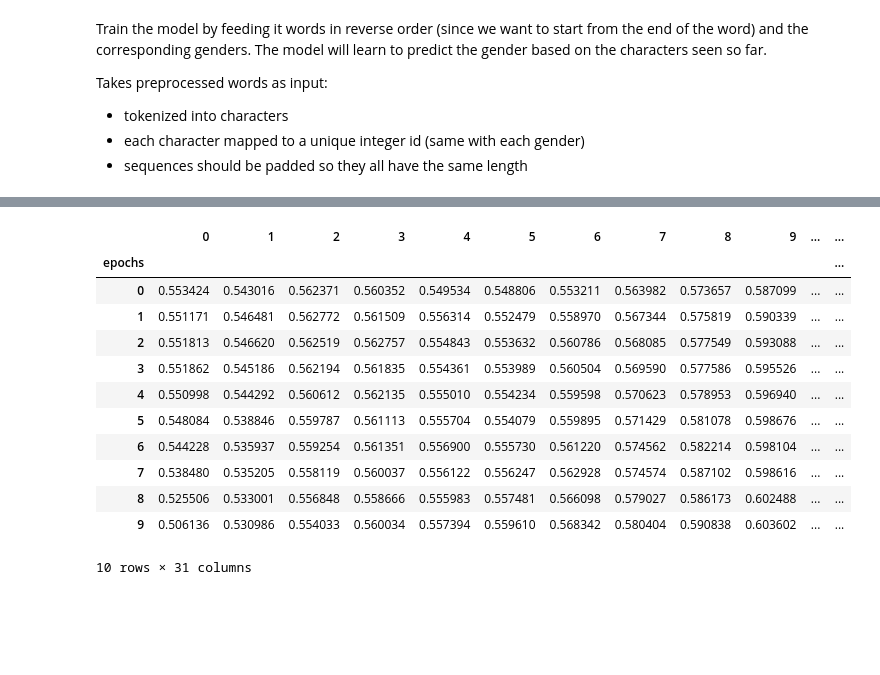
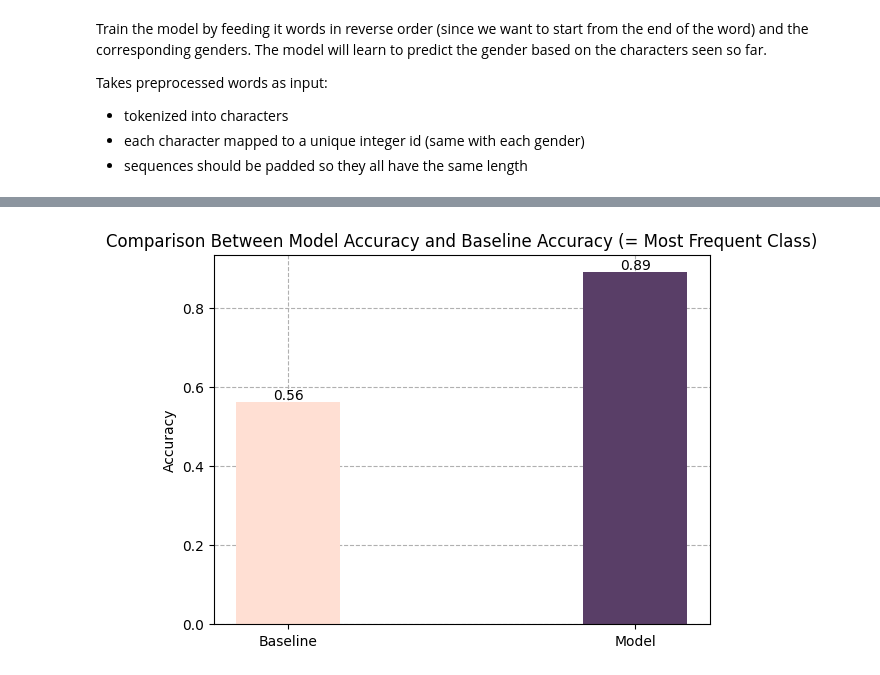
Before and after one commit to u03n0/gendered-nouns-project, a Jupyter notebook: notebooks/LSTM.ipynb, the cells around one changed output, grey strips where cells are left out. Saved outputs shown, nothing was run; the diff lists cells and outputs as text; code cells hidden in the pictures; blank space fills up the shorter version.

```diff
--- a/notebooks/LSTM.ipynb
+++ b/notebooks/LSTM.ipynb
@@ -300,0 +423,10 @@ class GenderLSTM(nn.Module):
+# %%
+def baseline_accuracy(datagenerator, verbose=False):
+    train_labels = list(*datagenerator.generate_batches(datagenerator.train_size, validation=False))[1]
+    most_frequent_label = max(train_labels)
+
+    if verbose:
+        print(f'The most frequent label in the dataset is: {datagenerator.output_idx2sym[most_frequent_label]}')
+
+    dev_labels = list(*datagenerator.generate_batches(datagenerator.test_size, validation=True))[1]
+    return dev_labels.count(most_frequent_label) / len(dev_labels)
@@ -301,2 +471,20 @@ class GenderLSTM(nn.Module):
+# %%
+def compare_accuracies(baseline_acc, model_acc):
+
+    x_labels = ['Baseline', 'Model']
+    bar_colors = ['#FFDFD3', '#593e67'] # '#957DAD'
+    bars = plt.bar(x_labels, [baseline_acc, model_acc], width=0.3, color=bar_colors)
+
+    for bar in bars:
+        height = bar.get_height()
+        plt.text(bar.get_x() + bar.get_width()/2, height, f'{height:.2f}', ha='center', va='bottom')
+
+    plt.title('Comparison Between Model Accuracy and Baseline Accuracy (= Most Frequent Class)')
+    plt.ylabel('Accuracy')
+    plt.grid(linestyle='dashed')
+    ax = plt.gca()
+    ax.set_axisbelow(True)
+
+    plt.show()
 # %%
 DEVICE = torch.device('cuda' if torch.cuda.is_available() else 'cpu')
@@ -408,19 +556,12 @@ plot2(model.train_max_accuracies, model.valid_max_accuracies, model.avg_train_lo
+# %%
+baseline_acc = baseline_accuracy(data_generator)
+model_acc = model.avg_valid_accuracies[-1] # validation accuracy at the last epoch
+
+compare_accuracies(baseline_acc, model_acc)
+# %% [output]
+[figure, added]
 # %%
-train_all_char_accuracies = [tensor.tolist() for tensor in model.train_all_char_accuracies]
-train_char_accuracies = pd.DataFrame(train_all_char_accuracies).rename_axis('epochs')
-train_char_accuracies
+# train_all_char_accuracies = [tensor.tolist() for tensor in model.train_all_char_accuracies]
+# train_char_accuracies = pd.DataFrame(train_all_char_accuracies).rename_axis('epochs')
+# train_char_accuracies
-# %% [output]
-|  | 0 | 1 | 2 | 3 | 4 | 5 | 6 | 7 | 8 | 9 | ... | ... |
-| epochs |  |  |  |  |  |  |  |  |  |  |  | ... |
-| 0 | 0.553424 | 0.543016 | 0.562371 | 0.560352 | 0.549534 | 0.548806 | 0.553211 | 0.563982 | 0.573657 | 0.587099 | ... | ... |
-| 1 | 0.551171 | 0.546481 | 0.562772 | 0.561509 | 0.556314 | 0.552479 | 0.558970 | 0.567344 | 0.575819 | 0.590339 | ... | ... |
-| 2 | 0.551813 | 0.546620 | 0.562519 | 0.562757 | 0.554843 | 0.553632 | 0.560786 | 0.568085 | 0.577549 | 0.593088 | ... | ... |
-| 3 | 0.551862 | 0.545186 | 0.562194 | 0.561835 | 0.554361 | 0.553989 | 0.560504 | 0.569590 | 0.577586 | 0.595526 | ... | ... |
-| 4 | 0.550998 | 0.544292 | 0.560612 | 0.562135 | 0.555010 | 0.554234 | 0.559598 | 0.570623 | 0.578953 | 0.596940 | ... | ... |
-| 5 | 0.548084 | 0.538846 | 0.559787 | 0.561113 | 0.555704 | 0.554079 | 0.559895 | 0.571429 | 0.581078 | 0.598676 | ... | ... |
-| 6 | 0.544228 | 0.535937 | 0.559254 | 0.561351 | 0.556900 | 0.555730 | 0.561220 | 0.574562 | 0.582214 | 0.598104 | ... | ... |
-| 7 | 0.538480 | 0.535205 | 0.558119 | 0.560037 | 0.556122 | 0.556247 | 0.562928 | 0.574574 | 0.587102 | 0.598616 | ... | ... |
-| 8 | 0.525506 | 0.533001 | 0.556848 | 0.558666 | 0.555983 | 0.557481 | 0.566098 | 0.579027 | 0.586173 | 0.602488 | ... | ... |
-| 9 | 0.506136 | 0.530986 | 0.554033 | 0.560034 | 0.557394 | 0.559610 | 0.568342 | 0.580404 | 0.590838 | 0.603602 | ... | ... |
-10 rows × 31 columns
 # %%
```
Also changed, not shown: parts of 13 cells of this notebook, 3 other files.
